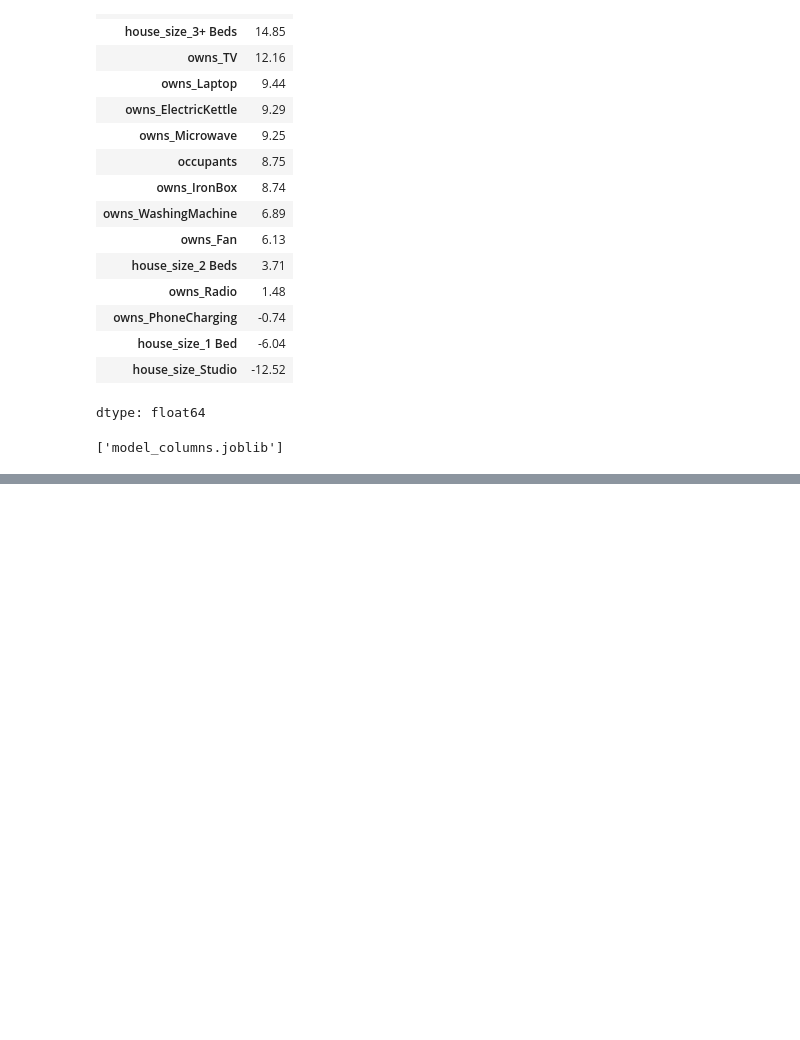
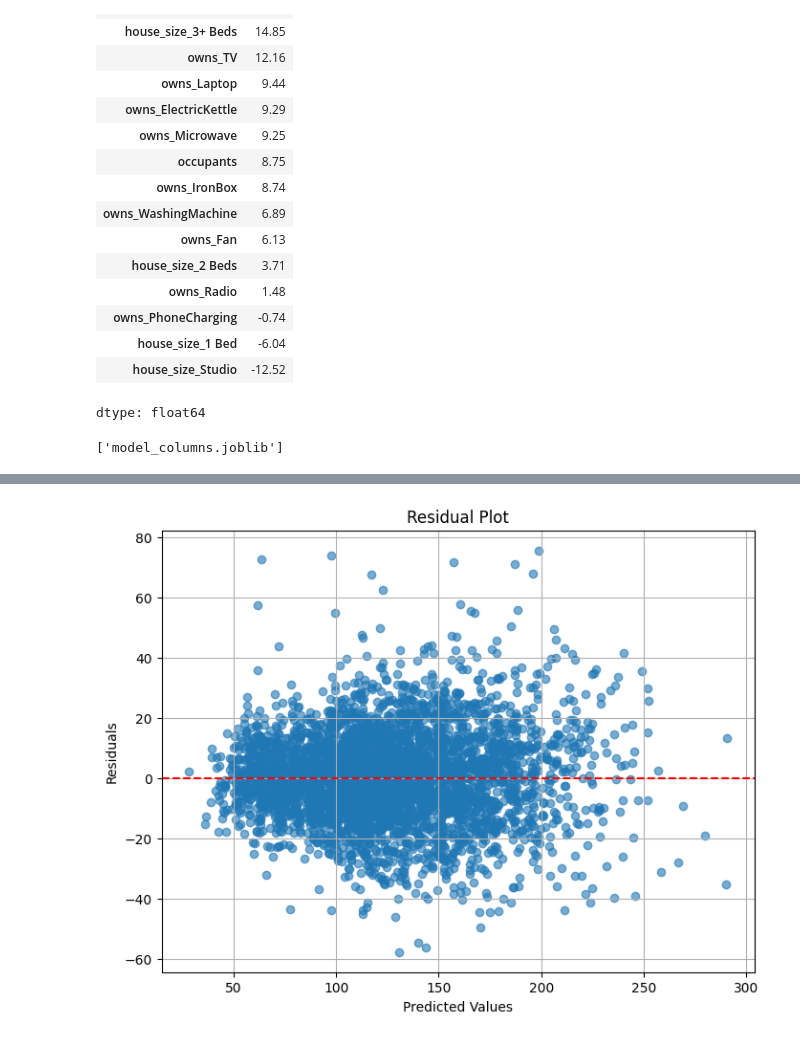
Before and after one commit to codewith-briankikuvi/SemProject_MLEngine, a Jupyter notebook: Data from Training/model_training.ipynb, the cells around one changed output, grey strips where cells are left out. Cells and saved outputs as stored; diff of their text form; code cells hidden in the pictures; blank space fills up the shorter version.

```diff
--- a/Data from Training/model_training.ipynb
+++ b/Data from Training/model_training.ipynb
@@ -104,0 +167,29 @@ joblib.dump(list(X.columns), "model_columns.joblib")
+# %%
+# RESIDUAL ANALYSIS
+
+pred = best.predict(X_test)
+
+residuals = y_test - pred
+
+plt.figure(figsize=(8,6))
+
+plt.scatter(
+    pred,
+    residuals,
+    alpha=0.6
+)
+
+plt.axhline(
+    y=0,
+    color='red',
+    linestyle='--'
+)
+
+plt.xlabel("Predicted Values")
+plt.ylabel("Residuals")
+plt.title("Residual Plot")
+
+plt.grid(True)
+plt.show()
+# %% [output]
+[figure, added]
```
Also changed, not shown: parts of 6 cells of this notebook.
